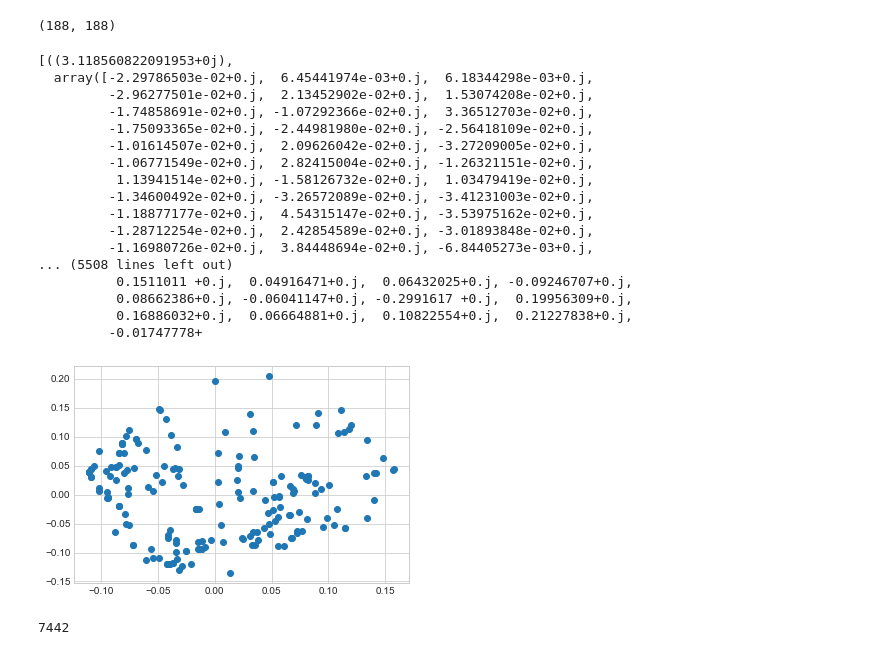
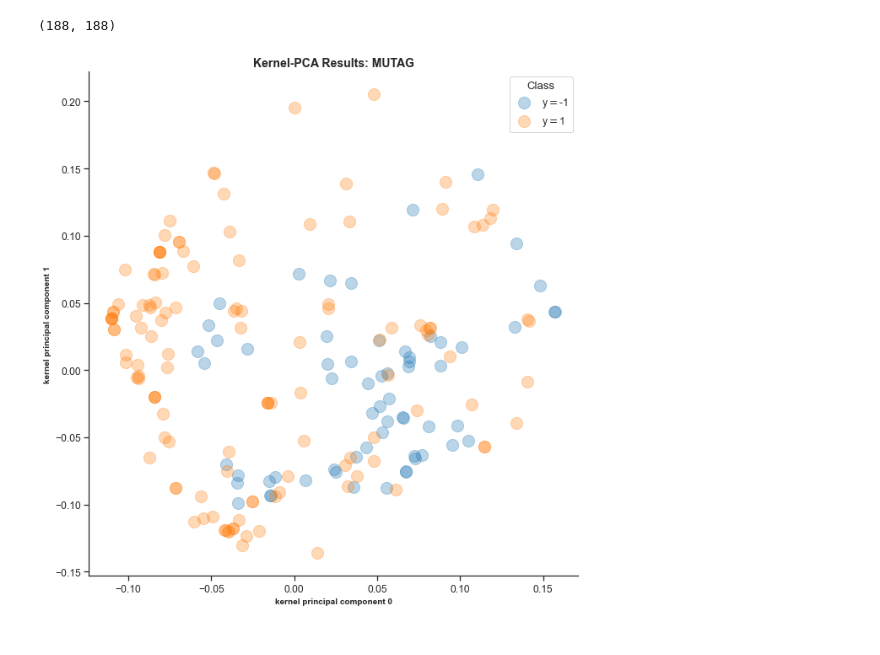
Before and after one commit to Pietro-Gavazzi/linma2472-project, a Jupyter notebook: project2/Siqi_Part_i.ipynb, the cells around one changed output. Cells and saved outputs as stored; diff of their text form; code cells hidden in the pictures.

```diff
--- a/project2/Siqi_Part_i.ipynb
+++ b/project2/Siqi_Part_i.ipynb
@@ -113,20 +123,0 @@ tuple_eig = decompose(K_tilde)
-# %%
-tuple_eig
-# %% [output]
-[((3.118560822091953+0j),
-  array([-2.29786503e-02+0.j,  6.45441974e-03+0.j,  6.18344298e-03+0.j,
-         -2.96277501e-02+0.j,  2.13452902e-02+0.j,  1.53074208e-02+0.j,
-         -1.74858691e-02+0.j, -1.07292366e-02+0.j,  3.36512703e-02+0.j,
-         -1.75093365e-02+0.j, -2.44981980e-02+0.j, -2.56418109e-02+0.j,
-         -1.01614507e-02+0.j,  2.09626042e-02+0.j, -3.27209005e-02+0.j,
-         -1.06771549e-02+0.j,  2.82415004e-02+0.j, -1.26321151e-02+0.j,
-          1.13941514e-02+0.j, -1.58126732e-02+0.j,  1.03479419e-02+0.j,
-         -1.34600492e-02+0.j, -3.26572089e-02+0.j, -3.41231003e-02+0.j,
-         -1.18877177e-02+0.j,  4.54315147e-02+0.j, -3.53975162e-02+0.j,
-         -1.28712254e-02+0.j,  2.42854589e-02+0.j, -3.01893848e-02+0.j,
-         -1.16980726e-02+0.j,  3.84448694e-02+0.j, -6.84405273e-03+0.j,
-... (5508 lines left out)
-          0.1511011 +0.j,  0.04916471+0.j,  0.06432025+0.j, -0.09246707+0.j,
-          0.08662386+0.j, -0.06041147+0.j, -0.2991617 +0.j,  0.19956309+0.j,
-          0.16886032+0.j,  0.06664881+0.j,  0.10822554+0.j,  0.21227838+0.j,
-         -0.01747778+
@@ -137,14 +124,33 @@ scores = projection(tuple_eig, 2)
+# %%
+# 4.2.3 kernel-PCA visualization
+def plot_2d(x_1, x_2, classes, plot_title, x_label, y_label):
+    plot_data = pd.DataFrame([x_1, x_2, classes]).T
+    plot_data.columns = ['x_1', 'x_2', 'class']
+
+    sns.set_context('notebook', font_scale=1.1)
+    sns.set_style('ticks')
+#     fig = plt.figure(figsize =(16, 10), dpi=200)
+    sns.lmplot(x='x_1',
+              y='x_2',
+              data=plot_data,
+              fit_reg=False,
+              legend=False,
+              height=9,
+              hue='class',
+              scatter_kws={"s":200, "alpha":0.3})
+
+    plt.legend(['y$=$-1', 'y$=$1'] ,title="Class")
+    plt.title(plot_title, weight='bold').set_fontsize(14)
+    plt.xlabel(x_label, weight='bold').set_fontsize(10)
+    plt.ylabel(y_label, weight='bold').set_fontsize(10)
+    plt.show()
 # %%
-plt.style.use('seaborn-whitegrid')
-fig = plt.figure()
-plt.scatter(scores[0, :], scores[1, :])
-plt.show()
+# 4.2.3 kernel-PCA visualization
+# colors = ['g' if i == 1 else 'b' for i in y]
+
+plot_2d(scores[0, :], scores[1, :], y,
+        'Kernel-PCA Results: MUTAG',
+        'kernel principal component 0',
+        'kernel principal component 1')
 # %% [output]
-[figure, old version]
+[figure, new version]
-# %%
-s = 0
-for g in G:
-    s += len(g[2])
-print(s)
-# %% [output]
-7442
```
Also changed, not shown: parts of 10 cells of this notebook.
